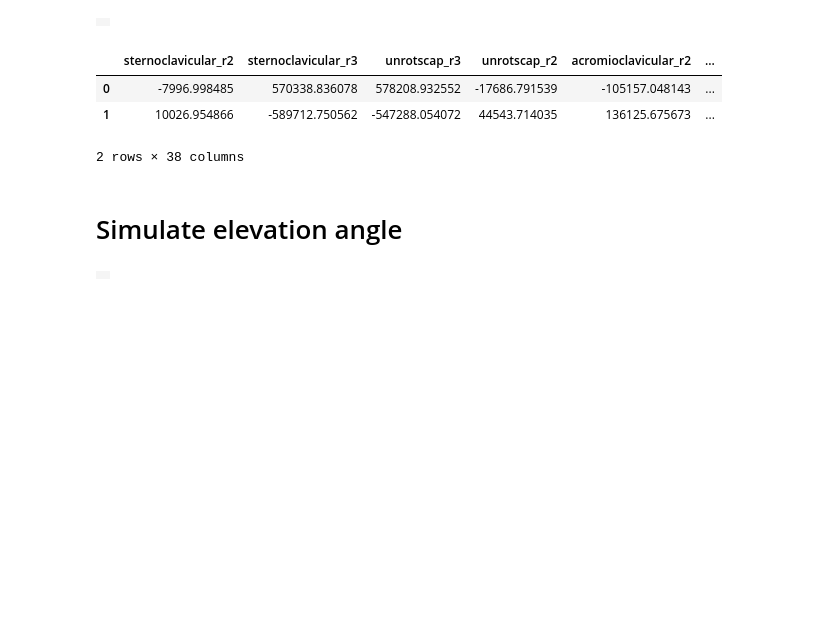
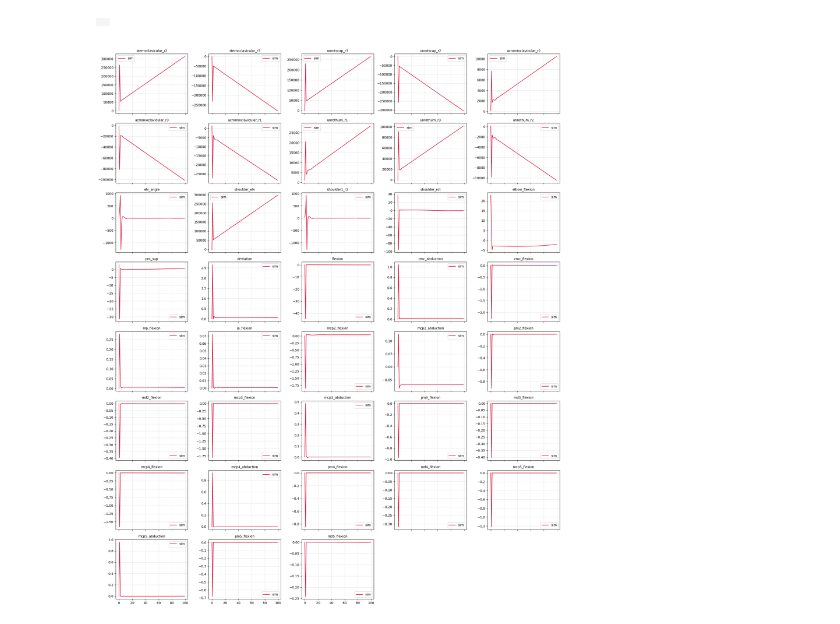
Before and after one commit to SeojinYoon/StudyForMyoSuite, a Jupyter notebook: MyoSuite/myoarm_simulation/InverseDynamics/singleDOF_dynamicGoal.ipynb, the cells around one changed output. Cells and saved outputs as stored; diff of their text form; code cells hidden in the pictures; blank space fills up the shorter version.

Commit message:
dynamic goal

```diff
--- a/MyoSuite/myoarm_simulation/InverseDynamics/singleDOF_dynamicGoal.ipynb
+++ b/MyoSuite/myoarm_simulation/InverseDynamics/singleDOF_dynamicGoal.ipynb
@@ -28,19 +28,21 @@ def get_qfrc(model, data, target_qpos):
     data_copy.qpos = data.qpos.copy()
     data_copy.qvel = data.qvel.copy()
     data_copy.qacc = (((target_qpos - data.qpos) / model.opt.timestep) - data.qvel) / model.opt.timestep
-    #model.opt.disableflags += mujoco.mjtDisableBit.mjDSBL_CONSTRAINT
+    # model.opt.disableflags += mujoco.mjtDisableBit.mjDSBL_CONSTRAINT
     mujoco.mj_inverse(model, data_copy)
-    #model.opt.disableflags -= mujoco.mjtDisableBit.mjDSBL_CONSTRAINT
-    return data_copy.qfrc_inverse
+    # model.opt.disableflags -= mujoco.mjtDisableBit.mjDSBL_CONSTRAINT
+    return data_copy
 # %% [markdown]
 # Params
 # %%
 model_path = "/Users/seojin/myo_sim/arm/myoarm.xml"
+n_sim = 100
+sim_interval = 0.0001
 # %% [markdown]
 # Initialize model
 # %%
 model = mujoco.MjModel.from_xml_path(model_path)
-sim_interval = model.opt.timestep
+model.opt.timestep = sim_interval
 
 # Model constants
 joint_names = [mujoco.mj_id2name(model, mujoco.mjtObj.mjOBJ_JOINT, idx) for idx in range(model.njnt)]
@@ -89 +80,8 @@ sim_interval
+# %%
+final_goal_qpos = np.zeros(n_joint)
+final_goal_qpos[shoulder_elevation_angle_q] = 1.6
+
+goal_qpos = np.zeros((n_sim, n_joint))
+for i in range(n_joint):
+    goal_qpos[:, i] = np.linspace(0.0, final_goal_qpos[i], n_sim)
 # %%
@@ -134,12 +139,3 @@ for time_i in tqdm(range(n_times)):
 mediapy.show_video(pixels, fps = 1, loop=False)
 # %% [output]
 |  |
-# %%
-qforces
-# %% [output]
-|  | sternoclavicular_r2 | sternoclavicular_r3 | unrotscap_r3 | unrotscap_r2 | acromioclavicular_r2 | ... |
-| 0 | -7996.998485 | 570338.836078 | 578208.932552 | -17686.791539 | -105157.048143 | ... |
-| 1 | 10026.954866 | -589712.750562 | -547288.054072 | 44543.714035 | 136125.675673 | ... |
-2 rows × 38 columns
-# %% [markdown]
-# Simulate elevation angle
@@ -188,4 +142,22 @@ for time_i in tqdm(range(n_times)):
-# %%
-mediapy.show_video(pixels, fps = 1, loop=False)
-# %% [output]
-|  |
+# %%
+# Plot parameters
+n_cols = 5
+n_rows = (len(joint_names) + n_cols - 1) // n_cols
+
+# Plot
+fig, axes = plt.subplots(n_rows, n_cols, figsize=(20, n_rows * 3), sharex=True)
+axes = axes.flatten()
+for i, joint_name in enumerate(joint_names):
+    ax = axes[i]
+    ax.plot(np.arange(0, n_sim), qforces[joint_name], color = "crimson", lw = 1.5, label = "sim")
+    ax.set_title(joint_name, fontsize = 10)
+    ax.grid(alpha = 0.3)
+    ax.legend()
+
+for j in range(i + 1, len(axes)):
+    fig.delaxes(axes[j])
+
+plt.tight_layout()
+plt.show()
+# %% [output]
+[figure, added]
```
Also changed, not shown: parts of 7 cells of this notebook.
